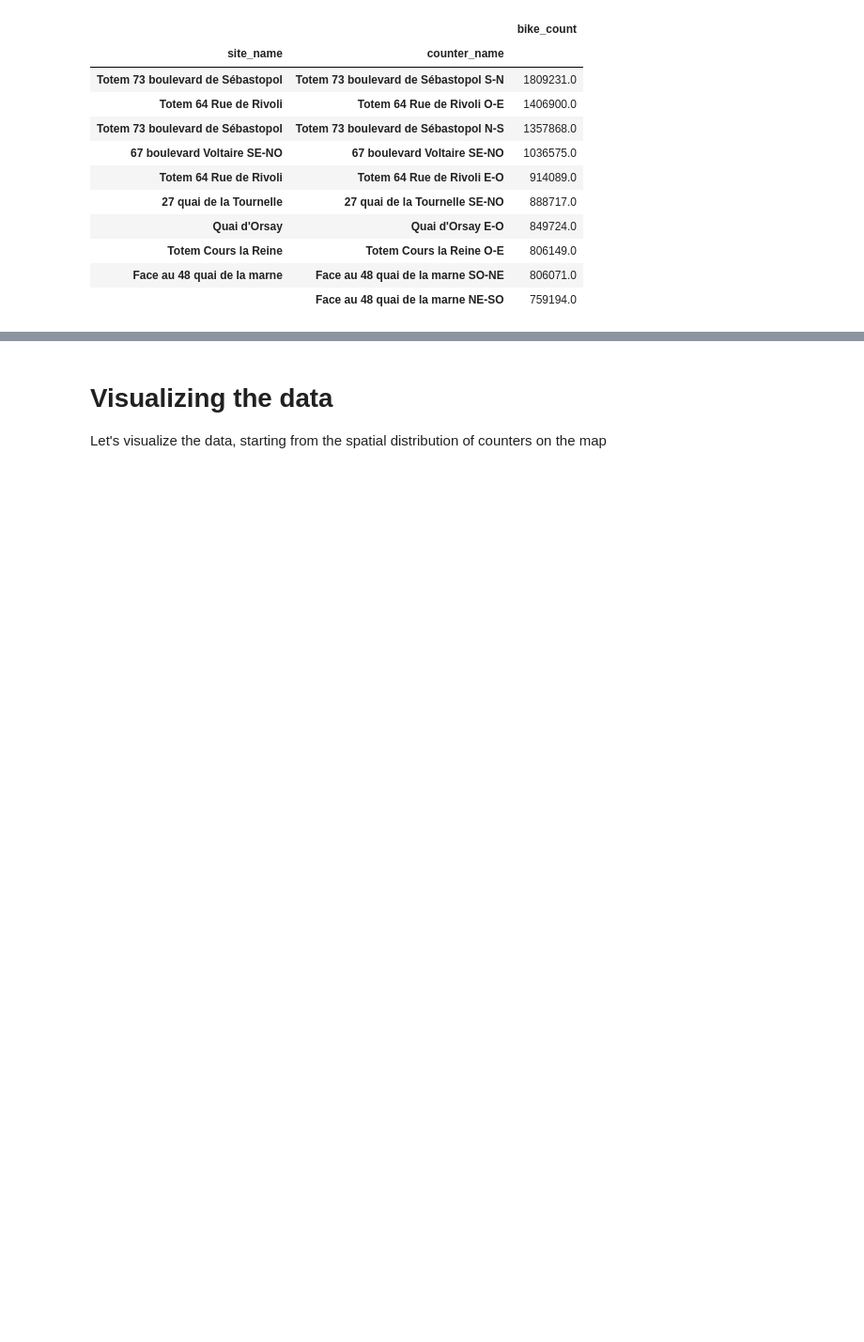
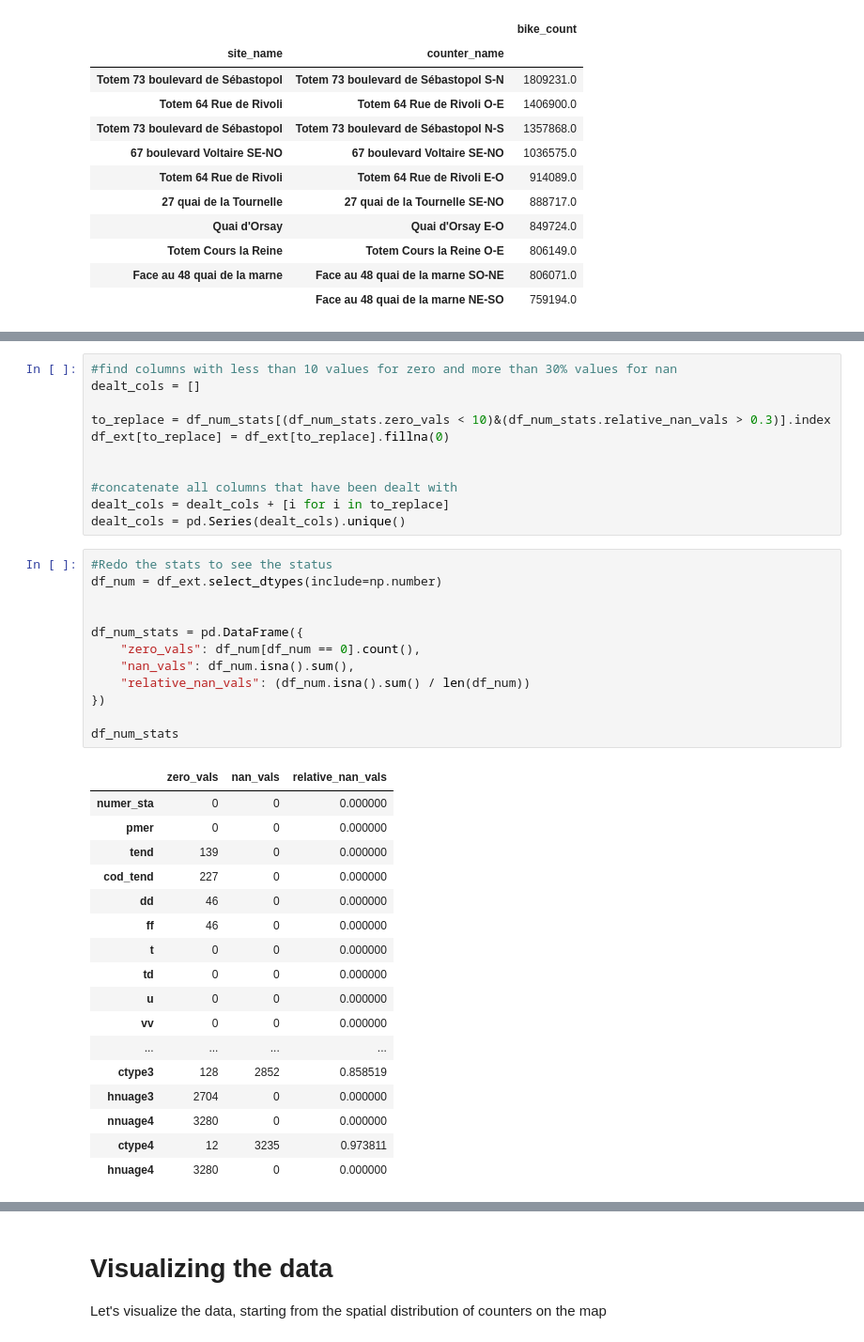
Before and after one commit to Rehann2/bike_counts_Kaan_Rehan, a Jupyter notebook: bike_counters_starting_kit.ipynb, the cells around one changed output, grey strips where cells are left out. Shown: that part at 94% size. Drawn from its saved outputs; the diff is of its cells as text; blank space fills up the shorter version.

```diff
--- a/bike_counters_starting_kit.ipynb
+++ b/bike_counters_starting_kit.ipynb
@@ -112,0 +208,41 @@ data.groupby(["site_name", "counter_name"])["bike_count"].sum().sort_values(
+# %%
+#find columns with less than 10 values for zero and more than 30% values for nan
+dealt_cols = []
+
+to_replace = df_num_stats[(df_num_stats.zero_vals < 10)&(df_num_stats.relative_nan_vals > 0.3)].index
+df_ext[to_replace] = df_ext[to_replace].fillna(0)
+
+
+#concatenate all columns that have been dealt with
+dealt_cols = dealt_cols + [i for i in to_replace]
+dealt_cols = pd.Series(dealt_cols).unique()
+# %%
+#Redo the stats to see the status
+df_num = df_ext.select_dtypes(include=np.number)
+
+
+df_num_stats = pd.DataFrame({
+    "zero_vals": df_num[df_num == 0].count(),
+    "nan_vals": df_num.isna().sum(),
+    "relative_nan_vals": (df_num.isna().sum() / len(df_num))
+})
+
+df_num_stats
+# %% [output]
+|  | zero_vals | nan_vals | relative_nan_vals |
+| numer_sta | 0 | 0 | 0.000000 |
+| pmer | 0 | 0 | 0.000000 |
+| tend | 139 | 0 | 0.000000 |
+| cod_tend | 227 | 0 | 0.000000 |
+| dd | 46 | 0 | 0.000000 |
+| ff | 46 | 0 | 0.000000 |
+| t | 0 | 0 | 0.000000 |
+| td | 0 | 0 | 0.000000 |
+| u | 0 | 0 | 0.000000 |
+| vv | 0 | 0 | 0.000000 |
+| ... | ... | ... | ... |
+| ctype3 | 128 | 2852 | 0.858519 |
+| hnuage3 | 2704 | 0 | 0.000000 |
+| nnuage4 | 3280 | 0 | 0.000000 |
+| ctype4 | 12 | 3235 | 0.973811 |
+| hnuage4 | 3280 | 0 | 0.000000 |
```
Also changed, not shown: parts of 15 cells of this notebook.
